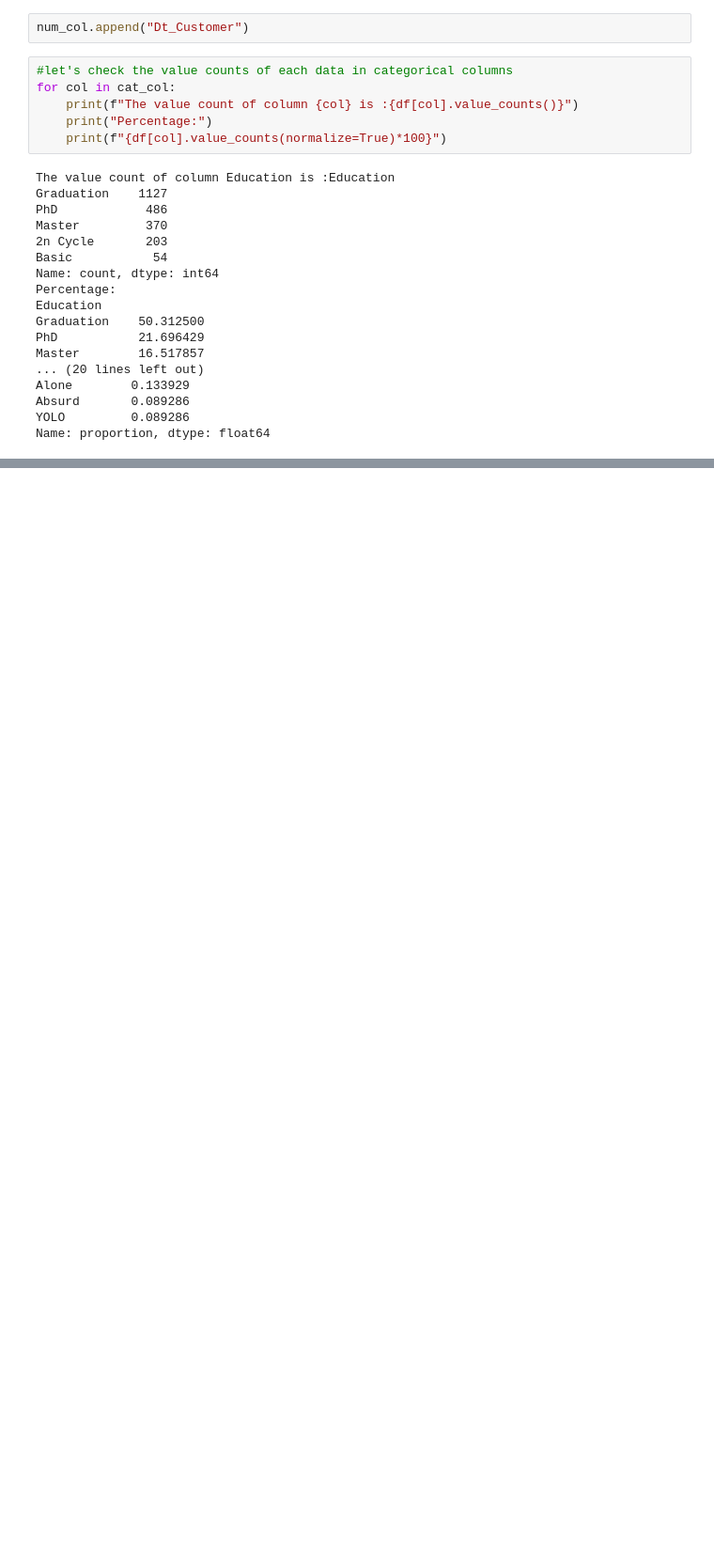
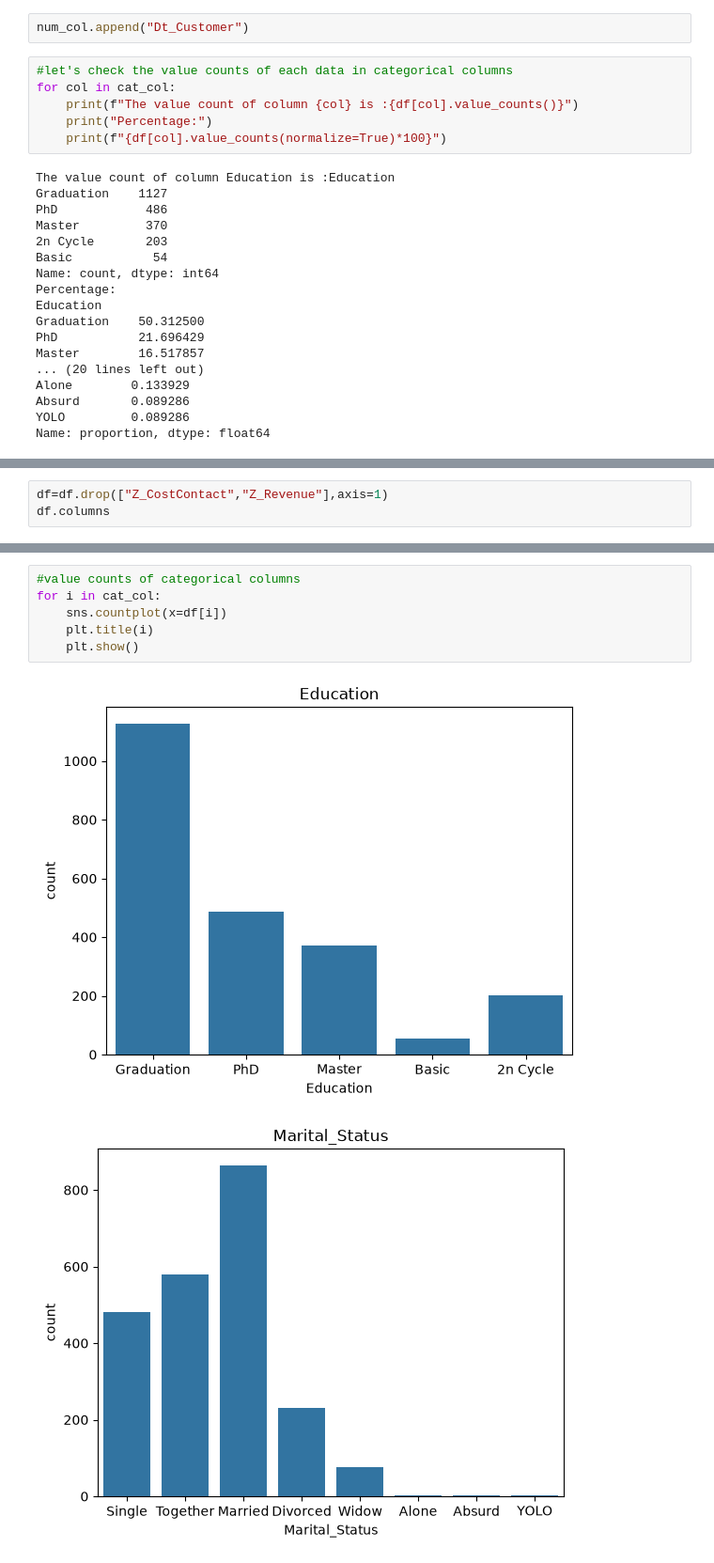
Before and after one commit to Swathi1-dev/Customer-Categorizer, a Jupyter notebook: notebooks/EDA.ipynb, the cells around one changed output, grey strips where cells are left out. Shown at 94% size. Cells and saved outputs as stored; diff of their text form; blank space fills up the shorter version.

```diff
--- a/notebooks/EDA.ipynb
+++ b/notebooks/EDA.ipynb
@@ -197,0 +211,3 @@ Name: proportion, dtype: float64
+# %%
+df=df.drop(["Z_CostContact","Z_Revenue"],axis=1)
+df.columns
@@ -197,0 +223,9 @@ Name: proportion, dtype: float64
+# %%
+#value counts of categorical columns
+for i in cat_col:
+    sns.countplot(x=df[i])
+    plt.title(i)
+    plt.show()
+# %% [output]
+[figure, added]
+[figure, added]
```
Also changed, not shown: parts of 27 cells of this notebook, 1 other file.
